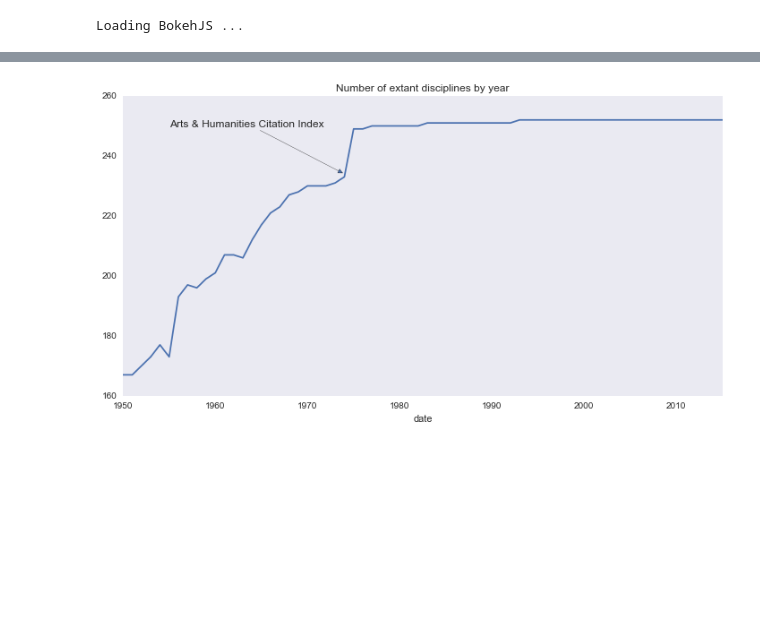
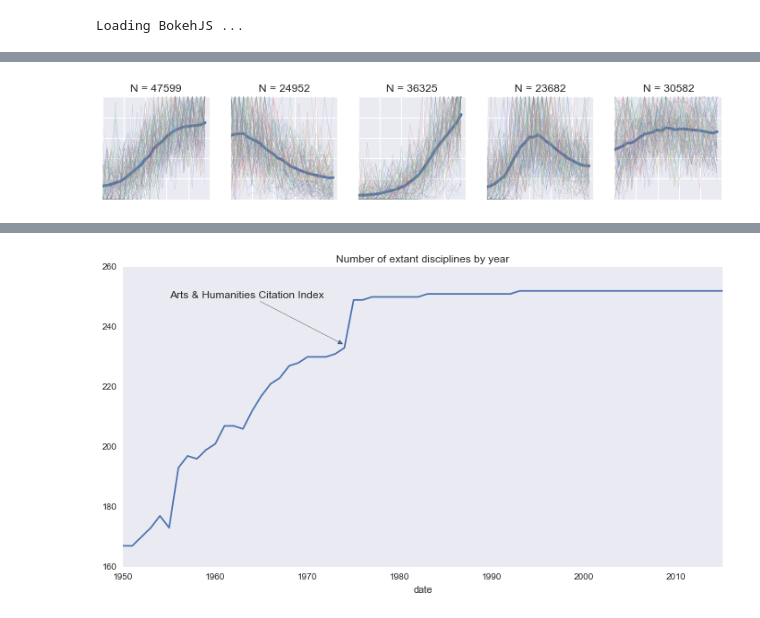
Before and after one commit to jlorince/WoS, a Jupyter notebook: notebooks/Untitled.ipynb, the cells around one changed output, grey strips where cells are left out. Saved outputs shown, nothing was run; the diff lists cells and outputs as text; code cells hidden in the pictures; blank space fills up the shorter version.

```diff
--- a/notebooks/Untitled.ipynb
+++ b/notebooks/Untitled.ipynb
@@ -151,3 +260,28 @@ for n in (2,3,4,5):
+# %%
+n=5
+kmeans = KM[n-1]
+labels = kmeans.labels_
+rows = int(math.ceil(np.sqrt(n)))
+fig,axes = plt.subplots(1,5,figsize=(12,2))
+#hist_fig,hist_axes = plt.subplots(rows,rows)
+af = axes.flat
+#hist_af = hist_axes.flat
+for i,row in enumerate(kmeans.cluster_centers_):
+    ax = af.next()
+    #ax_hist = hist_af.next()
+    ax.plot(row,lw=3)
+    ax.set_xticklabels([])
+    ax.set_yticklabels([])
+    ax.set_ylim(0,1)
+    #ax_hist.set_xticklabels([])
+    #ax_hist.set_yticklabels([])
+    matching = np.where(labels==i)[0]
+    ax.set_title('N = {}'.format(len(matching)))
+    rand_sample = np.random.choice(matching,min(100,len(matching)),replace=False)
+    for r in rand_sample:
+       ax.plot(arr_norm[r],lw=0.1)
+# %% [output]
+[figure, added]
 # %%
 for i in xrange(16):
     print i,'|'.join(df_keywords.T.iloc[np.where(labels==i)].sum(1).sort_values(ascending=False).index[:10])
```
Also changed, not shown: parts of 14 cells of this notebook, 3 other files.
